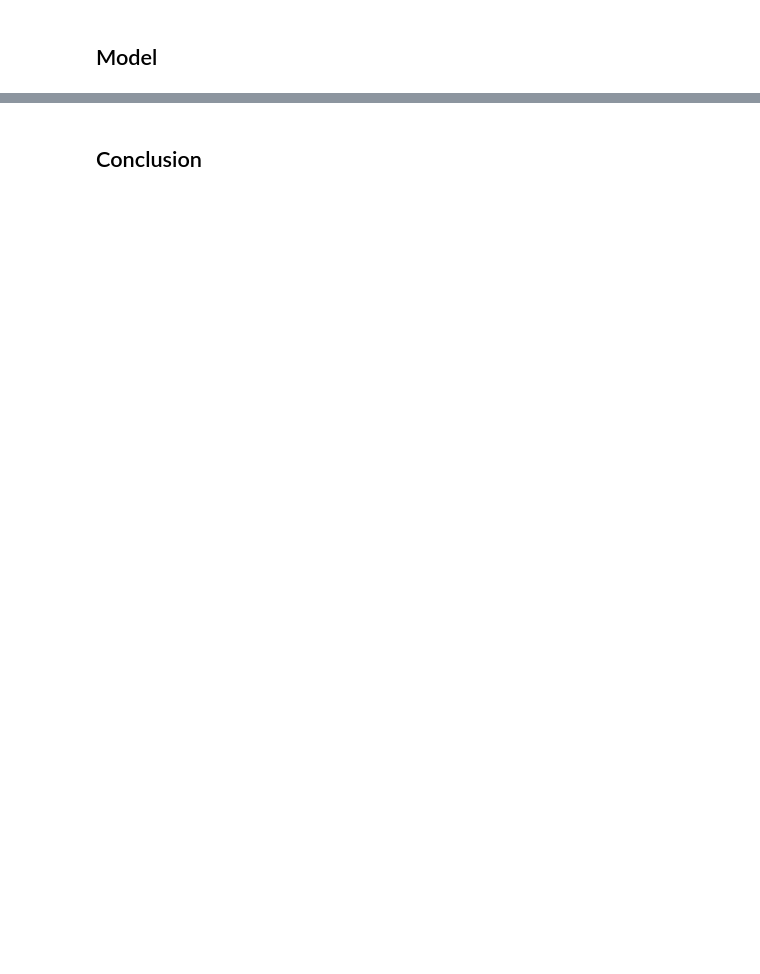
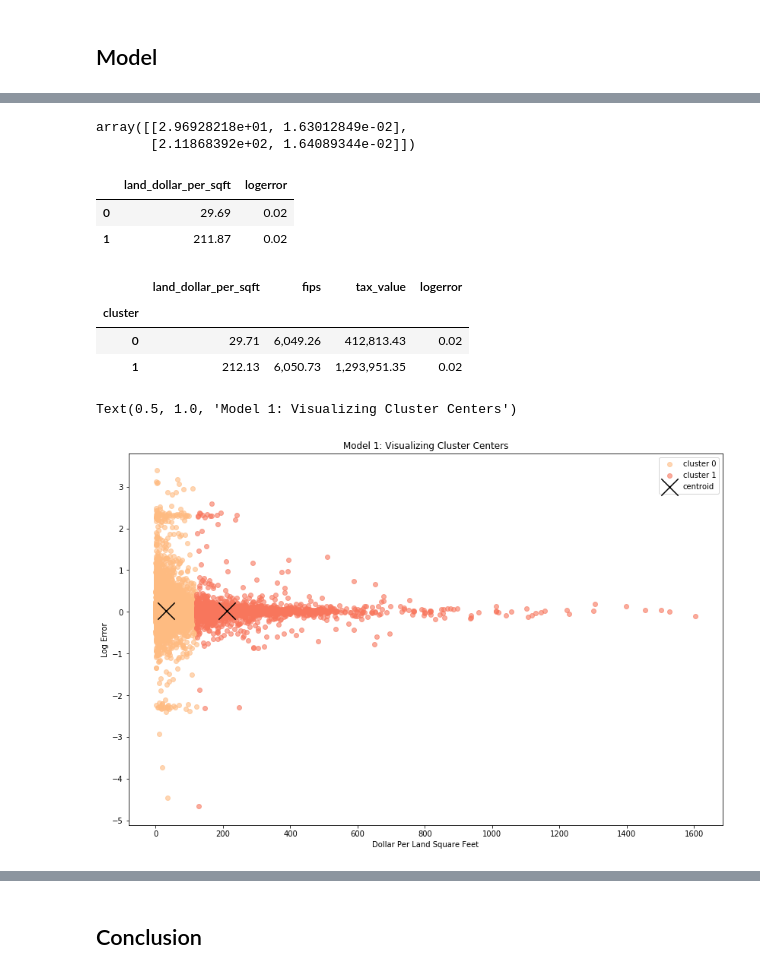
Before and after one commit to B-G-Clustering/zillow-clustering-project, a Jupyter notebook: workbook.ipynb, the cells around one changed output, grey strips where cells are left out. Drawn from its saved outputs; the diff is of its cells as text; code cells hidden in the pictures; blank space fills up the shorter version.

```diff
--- a/workbook.ipynb
+++ b/workbook.ipynb
@@ -208,0 +249,35 @@ sns.pairplot(train[['logerror', 'cola']])
+# %%
+kmeans.cluster_centers_
+# %% [output]
+array([[2.96928218e+01, 1.63012849e-02],
+       [2.11868392e+02, 1.64089344e-02]])
+# %%
+centroids = pd.DataFrame(kmeans.cluster_centers_, columns=X.columns)
+centroids
+# %% [output]
+|  | land_dollar_per_sqft | logerror |
+| 0 | 29.69 | 0.02 |
+| 1 | 211.87 | 0.02 |
+# %%
+df.groupby('cluster')['land_dollar_per_sqft','fips','tax_value', 'logerror'].mean()
+# %% [output]
+|  | land_dollar_per_sqft | fips | tax_value | logerror |
+| cluster |  |  |  |  |
+| 0 | 29.71 | 6,049.26 | 412,813.43 | 0.02 |
+| 1 | 212.13 | 6,050.73 | 1,293,951.35 | 0.02 |
+# %%
+sns.set_palette("magma_r")
+plt.figure(figsize=(14, 9))
+
+for cluster, subset in df.groupby('cluster'):
+    plt.scatter(subset.land_dollar_per_sqft, subset.logerror, label='cluster ' + str(cluster), alpha=.6)
+
+centroids.plot.scatter(x= "land_dollar_per_sqft", y='logerror', c='black', marker='x', s=500, ax=plt.gca(), label='centroid')
+
+plt.legend()
+plt.ylabel('Log Error')
+plt.xlabel('Dollar Per Land Square Feet')
+plt.title('Model 1: Visualizing Cluster Centers')
+# %% [output]
+Text(0.5, 1.0, 'Model 1: Visualizing Cluster Centers')
+[figure, added]
```
Also changed, not shown: parts of 16 cells of this notebook.
